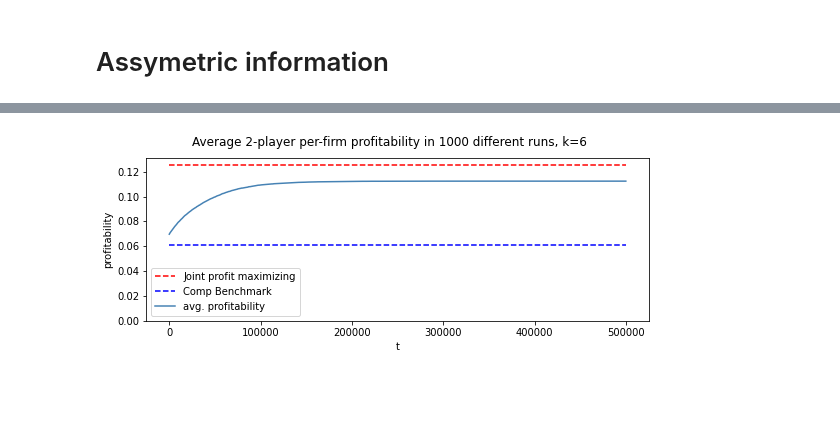
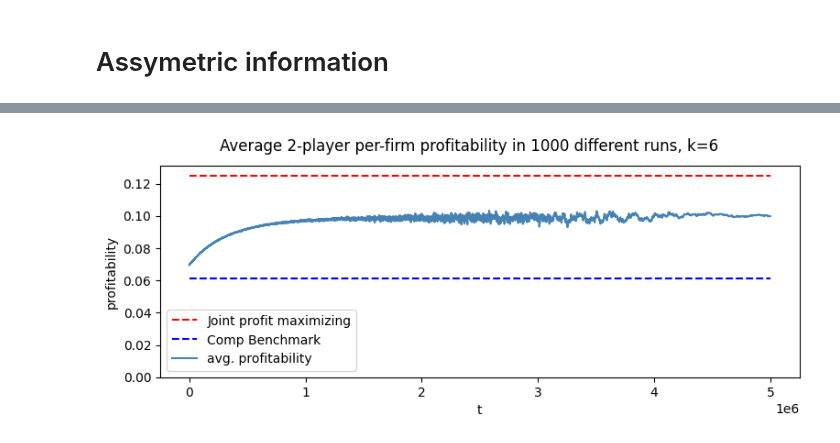
Before and after one commit to nicklasbusk/Bachelorprojekt, a Jupyter notebook: Code/JAL_AM.ipynb, the cells around one changed output, grey strips where cells are left out. Cells and saved outputs as stored; diff of their text form; code cells hidden in the pictures; blank space fills up the shorter version.

```diff
--- a/Code/JAL_AM.ipynb
+++ b/Code/JAL_AM.ipynb
@@ -95,4 +95,4 @@ plt.show()
 # %% [markdown]
 # Assymetric information
 # %%
-avg_prof_asym,prof_gain,n, firm1, firm2= run_sim_asym(100, np.linspace(0,1,7),0.5)
+avg_prof_asym,prof_gain,n, firm1, firm2= run_sim_asym(100, np.linspace(0,1,7),0.2)
@@ -149,7 +146,7 @@ def calculate_AV(s, a, Q, agent_model_j):
     returns
         AV: action value
     """
-    AV = Q[s, a, s] * agent_model_j[s]
+    AV = Q[s, a, s] * agent_model_j[s,a] # Skal måske skiftes?
     return AV
 
 @njit
@@ -175,7 +172,9 @@ def update_agent_model(agent_model, state, action, counter,k):
     total_actions = np.sum(counter[state,:])
 
     for i in range(k):
-        agent_model[i] = counter[state, i] / total_actions # updates column values
+        agent_model[state,i] = counter[state, i] / total_actions # updates column values
+
+
     return counter, agent_model
 
 @njit
@@ -189,6 +188,10 @@ def select_price(s_idx, price_grid, epsilon, Q, agent_model_j):
     returns
         random price in learning module or optimal price in action module
     """
+
+
+
+
     # exploration
     if epsilon >= np.random.uniform(0, 1):
         return np.random.choice(price_grid)
@@ -245,7 +248,7 @@ def JAL_AM2(alpha, gamma, T, price_grid):
     k = len(price_grid)
     # initializing  q-tables, agent models, action values and counters
     q1, q2 = np.zeros((k, k, k)), np.zeros((k, k, k))  # Adjust dimensions to handle joint actions
-    Agent_model_1, Agent_model_2 = np.ones(k) / k, np.ones(k) / k
+    Agent_model_1, Agent_model_2 = np.ones((k,k)) / k, np.ones((k,k)) / k
     AV_1, AV_2 = np.ones((k, k)), np.ones((k, k))
     N1, N2 = np.zeros((k, k)), np.zeros((k, k))
 
@@ -271,6 +274,7 @@ def JAL_AM2(alpha, gamma, T, price_grid):
         q1[current_state_idx, p_idx, current_state_idx] = Q_func(p_idx, current_state_idx, i, j, t, alpha, gamma, p_table, q1, price_grid, s_next, Agent_model_1)
         # setting price
         s_next_idx = np.where(price_grid == p_table[j, t-1])[0][0]
+
         p_table[i, t] = select_price(s_next_idx, price_grid, epsilon[t], q1, Agent_model_1)
         p_table[j, t] = p_table[j, t-1]
         # store profits for both firms
@@ -321,14 +325,14 @@ def run_sim(n, k):
         focal: number of times simulations resulted in focal price
     """
     # initalizing values
-    num_calcs=int(500000/1000-1) # size of avg. profits
+    num_calcs=int(5000000/1000-1) # size of avg. profits
     summed_avg_profitabilities = np.zeros(num_calcs)
     avg_prof_gain = np.zeros((n))
     focal = 0
     edge = 0
     # simulating n runs of JAL-AM
     for i in tqdm(range(n), desc='JAL-AM', leave=True):
-        p_table, avg_profs1, avg_profs2 = JAL_AM2(0.3, 0.95, 500000, k)
+        p_table, avg_profs1, avg_profs2 = JAL_AM2(0.3, 0.95, 5000000, k)
         per_firm_profit = np.sum([avg_profs1, avg_profs2], axis=0)/2
         avg_prof_gain[i] = per_firm_profit[498]/0.125
         summed_avg_profitabilities = np.sum([summed_avg_profitabilities, per_firm_profit], axis=0)
@@ -336,21 +340,21 @@ def run_sim(n, k):
     avg_avg_profitabilities = np.divide(summed_avg_profitabilities, n)
     return avg_avg_profitabilities, avg_prof_gain, edge, focal
 # %%
-avg_prof,prof_gain,edge,focal= run_sim(1000, np.linspace(0,1,7))
+avg_prof,prof_gain,edge,focal= run_sim(100, np.linspace(0,1,25))
 # %%
 fig, axs = plt.subplots(1, 1, figsize=(9,3))
 fig.suptitle("Average 2-player per-firm profitability in {} different runs, k={}".format(1000, 6))
 axs.set_xlabel("t")
 axs.set_ylabel("profitability")
-xs = np.linspace(0, 500000, 499)
+xs = np.linspace(0, 5000000, 4999)
 axs.set_ylim(0.00, 0.125+(0.125*0.05))
 axs.hlines(0.125, xmin=xs[0], xmax=xs[-1], colors='red', linestyles='dashed', label='Joint profit maximizing')
 axs.hlines(0.0611, xmin=xs[0], xmax=xs[-1], colors='blue', linestyles='dashed', label='Comp Benchmark')#konstant taget fra johanne og morten
-axs.plot(xs, avg_prof, color="steelblue", label = "avg. profitability")
+axs.plot(xs, avg_prof-0.01, color="steelblue", label = "avg. profitability")
 axs.legend()  # Show the legend to display the label of the newly added line
 plt.show()
 # %% [output]
-[figure, old version]
+[figure, new version]
 # %%
 avg_prof[498]
 # %% [output]
```
Also changed, not shown: parts of 14 cells of this notebook, 10 other files.
